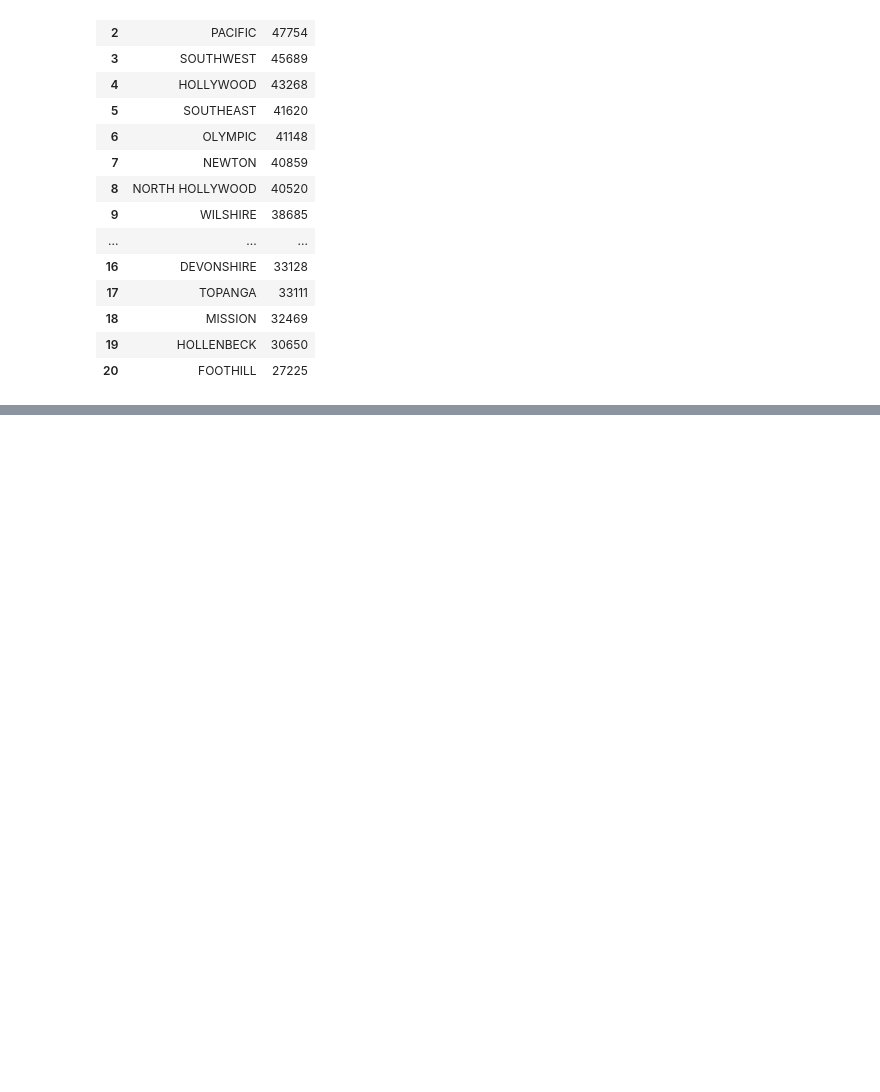
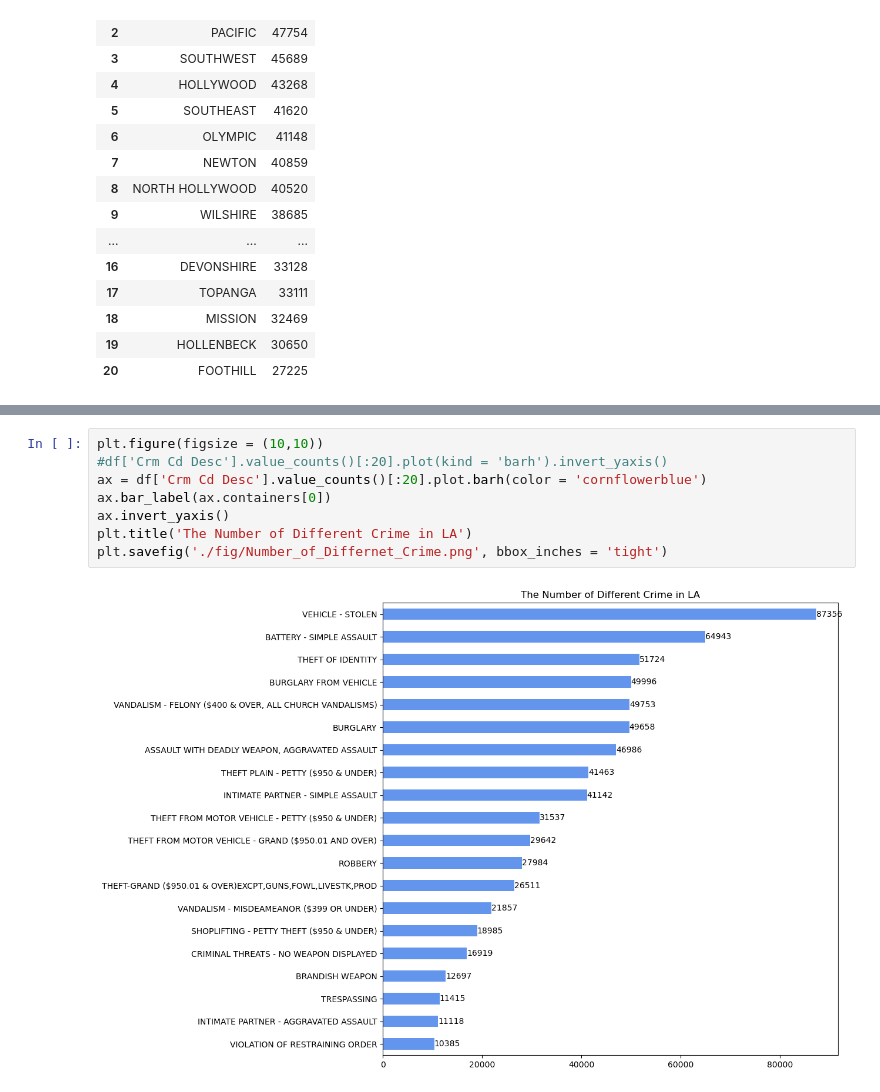
Before and after one commit to MiaL7/Crime-Data-Analysis, a Jupyter notebook: data_analyze.ipynb, the cells around one changed output, grey strips where cells are left out. Saved outputs shown, nothing was run; the diff lists cells and outputs as text; blank space fills up the shorter version.

```diff
--- a/data_analyze.ipynb
+++ b/data_analyze.ipynb
@@ -139,0 +212,10 @@ plt.show()
+# %%
+plt.figure(figsize = (10,10))
+#df['Crm Cd Desc'].value_counts()[:20].plot(kind = 'barh').invert_yaxis()
+ax = df['Crm Cd Desc'].value_counts()[:20].plot.barh(color = 'cornflowerblue')
+ax.bar_label(ax.containers[0])
+ax.invert_yaxis()
+plt.title('The Number of Different Crime in LA')
+plt.savefig('./fig/Number_of_Differnet_Crime.png', bbox_inches = 'tight')
+# %% [output]
+[figure, added]
```
Also changed, not shown: parts of 14 cells of this notebook, 12 other files.
